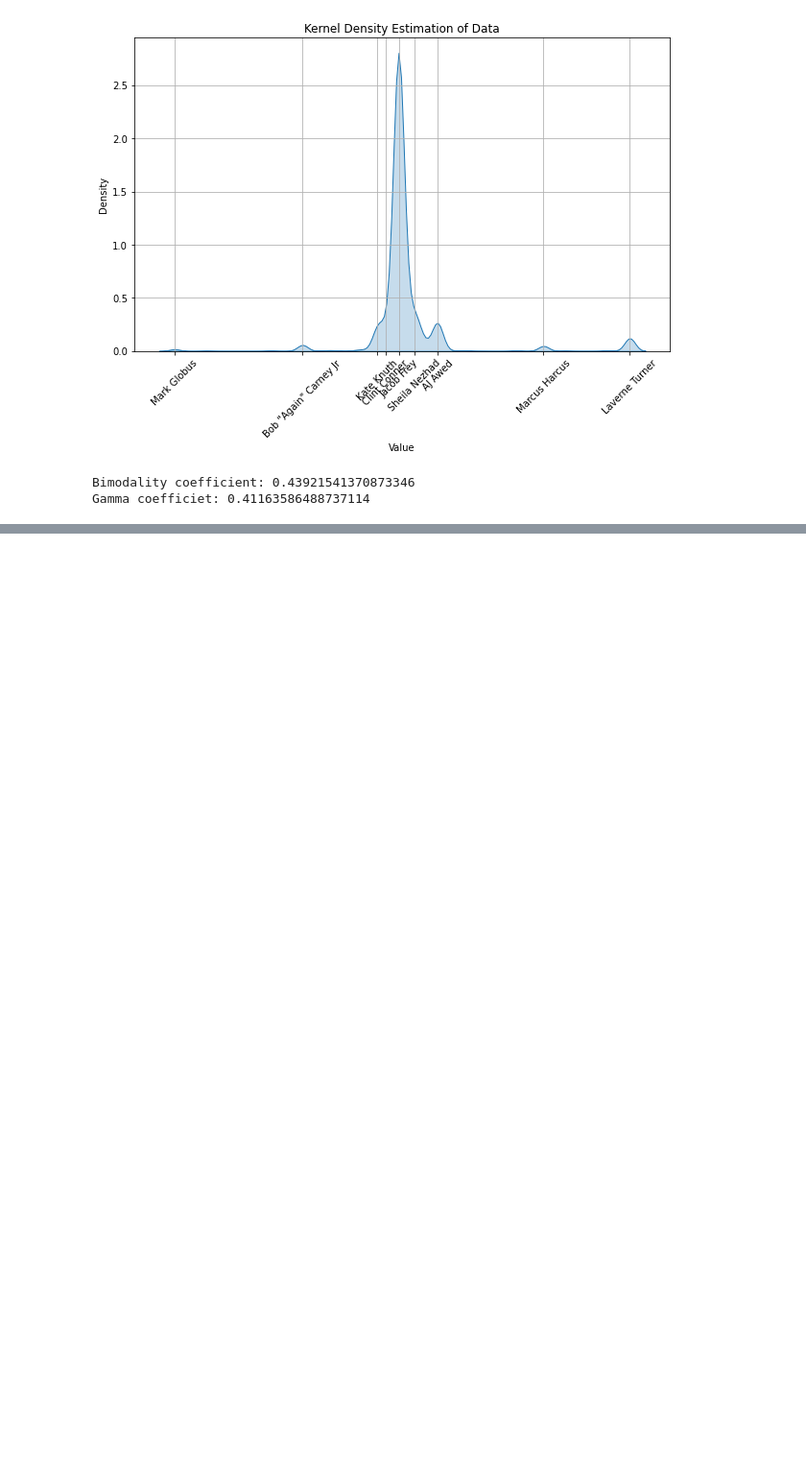
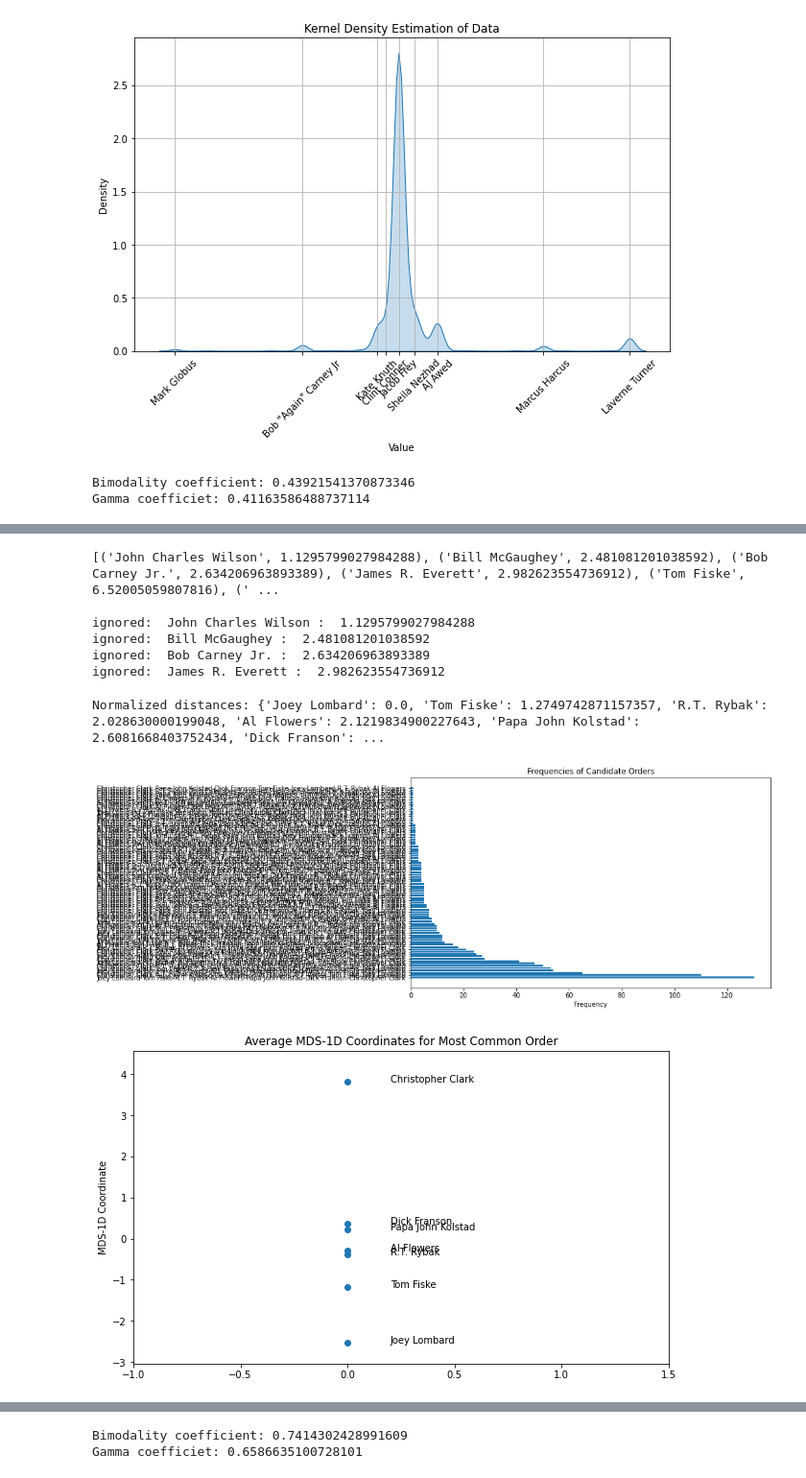
Before and after one commit to ericssimpson/voting-analysis-tools, a Jupyter notebook: team_arrow/clean/trash.ipynb, the cells around one changed output, grey strips where cells are left out. Shown at 96% size. Drawn from its saved outputs; the diff is of its cells as text; code cells hidden in the pictures; blank space fills up the shorter version.

```diff
--- a/team_arrow/clean/trash.ipynb
+++ b/team_arrow/clean/trash.ipynb
@@ -219,0 +261,13 @@ Gamma coefficiet: 0.41163586488737114
+# %%
+csv = "dataverse_files/Minneapolis_11062009_Mayor.csv"
+perform_MDS(csv, True)
+# %% [output]
+[('John Charles Wilson', 1.1295799027984288), ('Bill McGaughey', 2.481081201038592), ('Bob Carney Jr.', 2.634206963893389), ('James R. Everett', 2.982623554736912), ('Tom Fiske', 6.52005059807816), (' ...
+
+ignored:  John Charles Wilson :  1.1295799027984288
+ignored:  Bill McGaughey :  2.481081201038592
+ignored:  Bob Carney Jr. :  2.634206963893389
+ignored:  James R. Everett :  2.982623554736912
+Normalized distances: {'Joey Lombard': 0.0, 'Tom Fiske': 1.2749742871157357, 'R.T. Rybak': 2.028630000199048, 'Al Flowers': 2.1219834900227643, 'Papa John Kolstad': 2.6081668403752434, 'Dick Franson': ...
+[figure, added]
+[figure, added]
@@ -219,0 +276,2 @@ Gamma coefficiet: 0.41163586488737114
+Bimodality coefficient: 0.7414302428991609
+Gamma coefficiet: 0.6586635100728101
```
Also changed, not shown: parts of 4 cells of this notebook, 1 other file.
